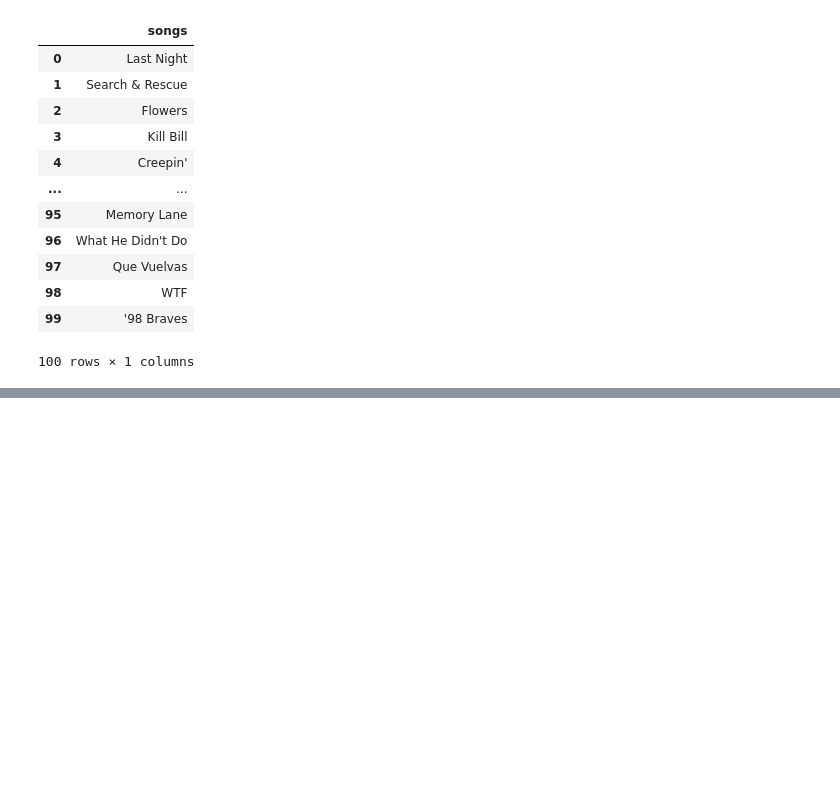
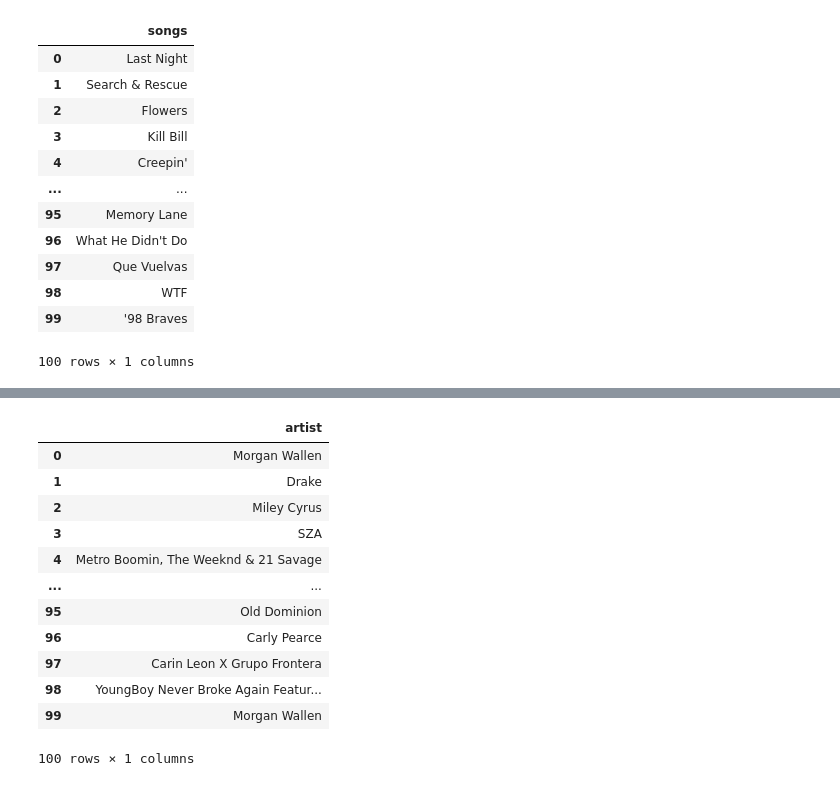
Before and after one commit to joras132/Labs_Jorge, a Jupyter notebook: Week6/Hot_Music_Recommender.ipynb, the cells around one changed output, grey strips where cells are left out. Saved outputs shown, nothing was run; the diff lists cells and outputs as text; code cells hidden in the pictures; blank space fills up the shorter version.

```diff
--- a/Week6/Hot_Music_Recommender.ipynb
+++ b/Week6/Hot_Music_Recommender.ipynb
@@ -122,0 +125,4 @@ songs.head(250)
+# %%
+artist = soup.select(".c-label.a-no-trucate")
+for i in artist:
+    print(i.get_text())
@@ -122,0 +177,20 @@ songs.head(250)
+# %%
+# each list becomes a column
+artist = pd.DataFrame({"artist":artist
+                      })
+
+artist.head(100)
+# %% [output]
+|  | artist |
+| 0 | Morgan Wallen |
+| 1 | Drake |
+| 2 | Miley Cyrus |
+| 3 | SZA |
+| 4 | Metro Boomin, The Weeknd & 21 Savage |
+| ... | ... |
+| 95 | Old Dominion |
+| 96 | Carly Pearce |
+| 97 | Carin Leon X Grupo Frontera |
+| 98 | YoungBoy Never Broke Again Featur... |
+| 99 | Morgan Wallen |
+100 rows × 1 columns
```
Also changed, not shown: parts of 9 cells of this notebook.
